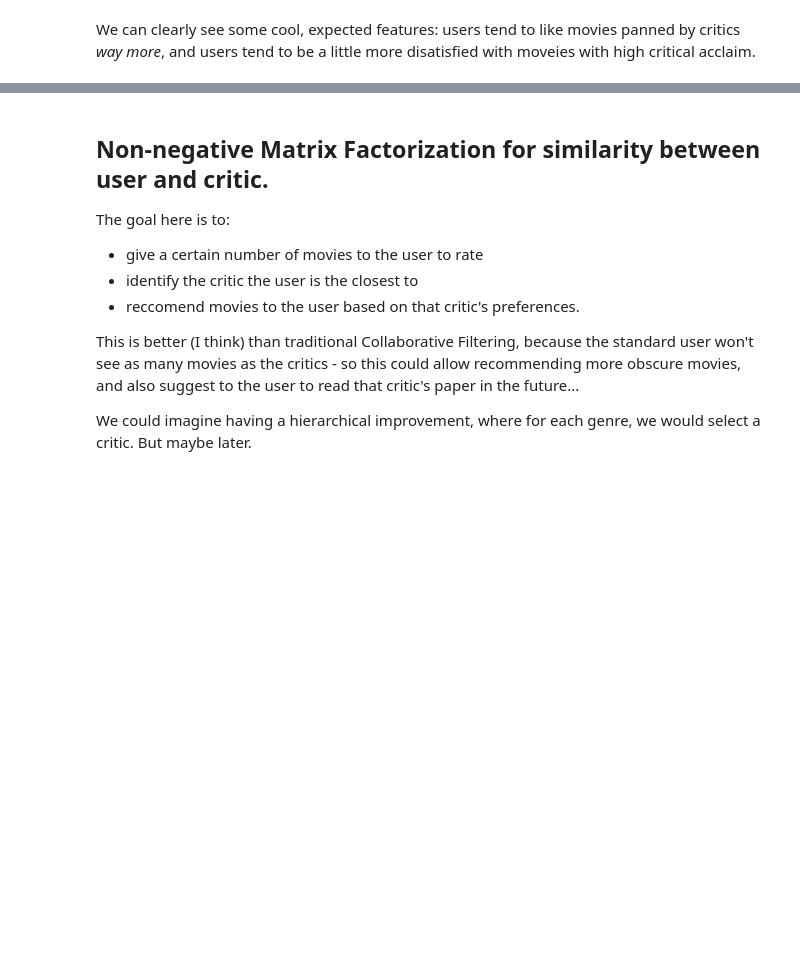
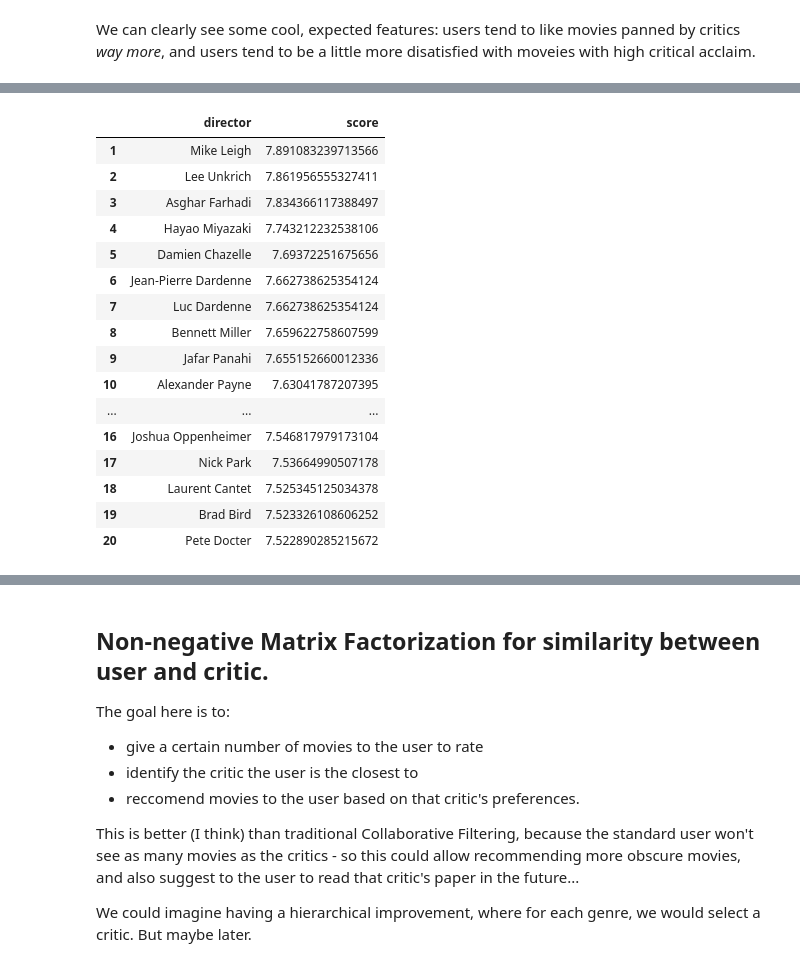
Before and after one commit to henripal/EmpiricalBayes.jl, a Jupyter notebook: notebooks/cf_testing.ipynb, the cells around one changed output, grey strips where cells are left out. Saved outputs shown, nothing was run; the diff lists cells and outputs as text; code cells hidden in the pictures; blank space fills up the shorter version.

```diff
--- a/notebooks/cf_testing.ipynb
+++ b/notebooks/cf_testing.ipynb
@@ -194,0 +207,2 @@ director_reviews_adj = EmpiricalBayes.return_posterior(director_reviews, :direct
+# %%
+nn = EmpiricalBayes.normal_from_df(director_basics, :director, :adjusted_average)
@@ -239,0 +267,2 @@ director_basics
+# %%
+df = DataFrame(director = collect(keys(nn.posteriors)), score = collect(Base.values(nn.posteriors)));
@@ -239,0 +271,2 @@ director_basics
+# %%
+df[:score] = map(x -> x.μ, df[:score])
@@ -239,0 +291,20 @@ director_basics
+# %%
+sort!(df, cols=[:score], rev=true)[1:20, :]
+# %% [output]
+|  | director | score |
+| 1 | Mike Leigh | 7.891083239713566 |
+| 2 | Lee Unkrich | 7.861956555327411 |
+| 3 | Asghar Farhadi | 7.834366117388497 |
+| 4 | Hayao Miyazaki | 7.743212232538106 |
+| 5 | Damien Chazelle | 7.69372251675656 |
+| 6 | Jean-Pierre Dardenne | 7.662738625354124 |
+| 7 | Luc Dardenne | 7.662738625354124 |
+| 8 | Bennett Miller | 7.659622758607599 |
+| 9 | Jafar Panahi | 7.655152660012336 |
+| 10 | Alexander Payne | 7.63041787207395 |
+| ... | ... | ... |
+| 16 | Joshua Oppenheimer | 7.546817979173104 |
+| 17 | Nick Park | 7.53664990507178 |
+| 18 | Laurent Cantet | 7.525345125034378 |
+| 19 | Brad Bird | 7.523326108606252 |
+| 20 | Pete Docter | 7.522890285215672 |
```
Also changed, not shown: parts of 35 cells of this notebook, 5 other files.
